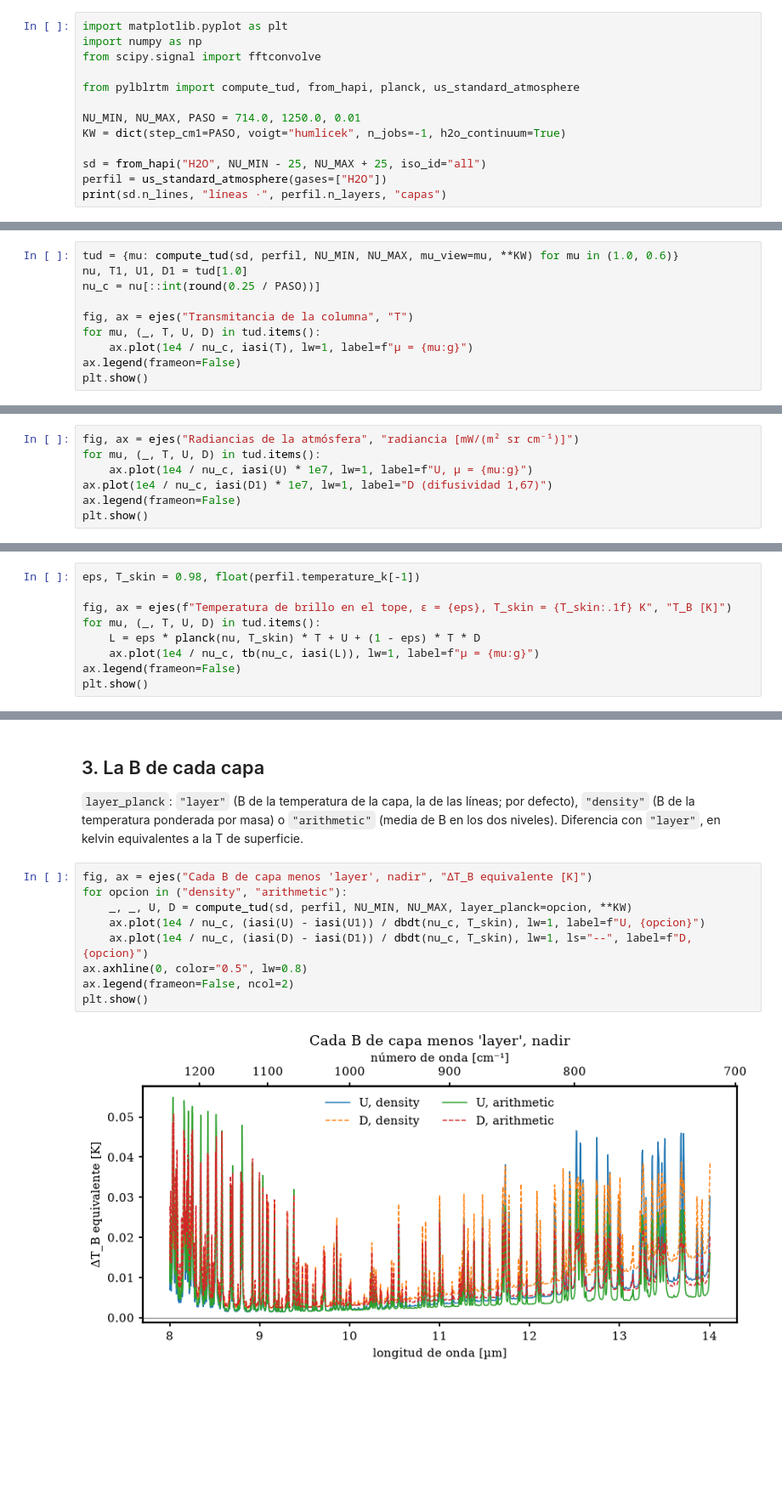
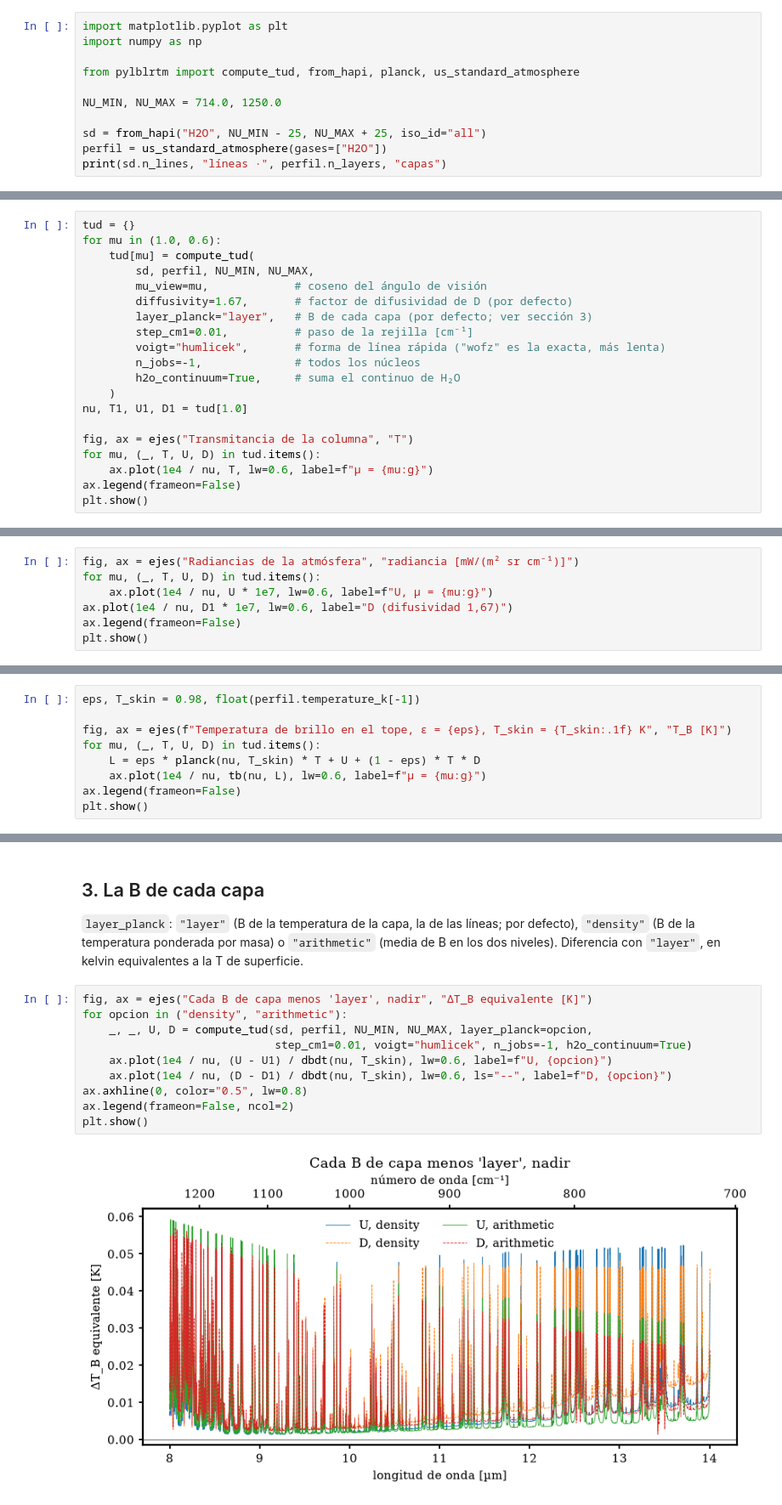
Before and after one commit to OscarMigue9/PyLBLRTM, a Jupyter notebook: notebooks/compute_tud.ipynb, the cells around one changed output, grey strips where cells are left out. Shown at 85% size. Cells and saved outputs as stored; diff of their text form; blank space fills up the shorter version.

```diff
--- a/notebooks/compute_tud.ipynb
+++ b/notebooks/compute_tud.ipynb
@@ -10,12 +8,10 @@ Paso de 0,01 cm⁻¹ para que corra rápido; las figuras van en canales IASI (ga
 # %%
 import matplotlib.pyplot as plt
 import numpy as np
-from scipy.signal import fftconvolve
 
 from pylblrtm import compute_tud, from_hapi, planck, us_standard_atmosphere
 
-NU_MIN, NU_MAX, PASO = 714.0, 1250.0, 0.01
-KW = dict(step_cm1=PASO, voigt="humlicek", n_jobs=-1, h2o_continuum=True)
+NU_MIN, NU_MAX = 714.0, 1250.0
 
 sd = from_hapi("H2O", NU_MIN - 25, NU_MAX + 25, iso_id="all")
 perfil = us_standard_atmosphere(gases=["H2O"])
@@ -85,11 +73,21 @@ difusividad (1,67 por defecto).
 # %%
-tud = {mu: compute_tud(sd, perfil, NU_MIN, NU_MAX, mu_view=mu, **KW) for mu in (1.0, 0.6)}
+tud = {}
+for mu in (1.0, 0.6):
+    tud[mu] = compute_tud(
+        sd, perfil, NU_MIN, NU_MAX,
+        mu_view=mu,             # coseno del ángulo de visión
+        diffusivity=1.67,       # factor de difusividad de D (por defecto)
+        layer_planck="layer",   # B de cada capa (por defecto; ver sección 3)
+        step_cm1=0.01,          # paso de la rejilla [cm⁻¹]
+        voigt="humlicek",       # forma de línea rápida ("wofz" es la exacta, más lenta)
+        n_jobs=-1,              # todos los núcleos
+        h2o_continuum=True,     # suma el continuo de H₂O
+    )
 nu, T1, U1, D1 = tud[1.0]
-nu_c = nu[::int(round(0.25 / PASO))]
 
 fig, ax = ejes("Transmitancia de la columna", "T")
 for mu, (_, T, U, D) in tud.items():
-    ax.plot(1e4 / nu_c, iasi(T), lw=1, label=f"μ = {mu:g}")
+    ax.plot(1e4 / nu, T, lw=0.6, label=f"μ = {mu:g}")
 ax.legend(frameon=False)
 plt.show()
 # %% [output]
@@ -97,8 +95,8 @@ plt.show()
 # %%
 fig, ax = ejes("Radiancias de la atmósfera", "radiancia [mW/(m² sr cm⁻¹)]")
 for mu, (_, T, U, D) in tud.items():
-    ax.plot(1e4 / nu_c, iasi(U) * 1e7, lw=1, label=f"U, μ = {mu:g}")
-ax.plot(1e4 / nu_c, iasi(D1) * 1e7, lw=1, label="D (difusividad 1,67)")
+    ax.plot(1e4 / nu, U * 1e7, lw=0.6, label=f"U, μ = {mu:g}")
+ax.plot(1e4 / nu, D1 * 1e7, lw=0.6, label="D (difusividad 1,67)")
 ax.legend(frameon=False)
 plt.show()
 # %% [output]
@@ -111,7 +109,7 @@ eps, T_skin = 0.98, float(perfil.temperature_k[-1])
 fig, ax = ejes(f"Temperatura de brillo en el tope, ε = {eps}, T_skin = {T_skin:.1f} K", "T_B [K]")
 for mu, (_, T, U, D) in tud.items():
     L = eps * planck(nu, T_skin) * T + U + (1 - eps) * T * D
-    ax.plot(1e4 / nu_c, tb(nu_c, iasi(L)), lw=1, label=f"μ = {mu:g}")
+    ax.plot(1e4 / nu, tb(nu, L), lw=0.6, label=f"μ = {mu:g}")
 ax.legend(frameon=False)
 plt.show()
 # %% [output]
@@ -125,11 +123,12 @@ plt.show()
 # %%
 fig, ax = ejes("Cada B de capa menos 'layer', nadir", "ΔT_B equivalente [K]")
 for opcion in ("density", "arithmetic"):
-    _, _, U, D = compute_tud(sd, perfil, NU_MIN, NU_MAX, layer_planck=opcion, **KW)
-    ax.plot(1e4 / nu_c, (iasi(U) - iasi(U1)) / dbdt(nu_c, T_skin), lw=1, label=f"U, {opcion}")
-    ax.plot(1e4 / nu_c, (iasi(D) - iasi(D1)) / dbdt(nu_c, T_skin), lw=1, ls="--", label=f"D, {opcion}")
+    _, _, U, D = compute_tud(sd, perfil, NU_MIN, NU_MAX, layer_planck=opcion,
+                             step_cm1=0.01, voigt="humlicek", n_jobs=-1, h2o_continuum=True)
+    ax.plot(1e4 / nu, (U - U1) / dbdt(nu, T_skin), lw=0.6, label=f"U, {opcion}")
+    ax.plot(1e4 / nu, (D - D1) / dbdt(nu, T_skin), lw=0.6, ls="--", label=f"D, {opcion}")
 ax.axhline(0, color="0.5", lw=0.8)
 ax.legend(frameon=False, ncol=2)
 plt.show()
 # %% [output]
-[figure, old version]
+[figure, new version]
```
Also changed, not shown: parts of 7 cells of this notebook.
